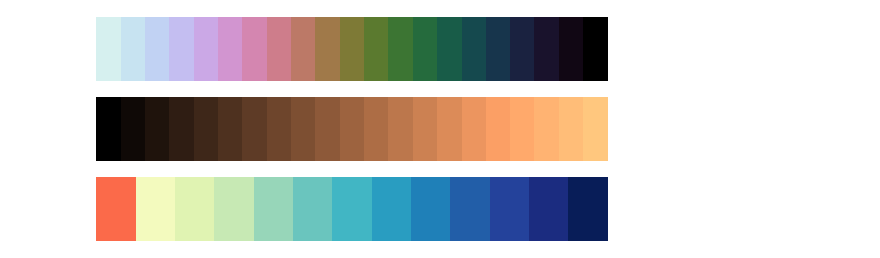
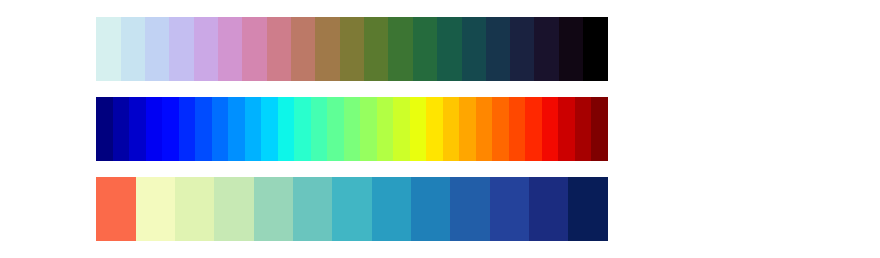
Before and after one commit to fvanoorschot/global_sr_module, a Jupyter notebook: irrigation_paper_figures.ipynb, the cells around one changed output. Drawn from its saved outputs; the diff is of its cells as text; code cells hidden in the pictures.

```diff
--- a/irrigation_paper_figures.ipynb
+++ b/irrigation_paper_figures.ipynb
@@ -158,11 +195,12 @@ cmap_ch
 # %%
 cmap_cv = cm.get_cmap('cividis_r', 19)
 cmap_wi = cm.get_cmap('winter', 21)
 cmap_cp = cm.get_cmap('copper', 21)
 cmap_vd2 = cm.get_cmap('viridis_r', 21)
-cmap_cp
+cmap_jet2 = cm.get_cmap('jet', 31)
+cmap_jet2
 # %% [output]
-[figure, old version]
+[figure, new version]
 # %%
 cmap = cm.get_cmap('YlGnBu', 13)
 color_list = [matplotlib.colors.rgb2hex(cmap(i)[:3]) for i in range(cmap.N)]
```
Also changed, not shown: parts of 74 cells of this notebook, 1 other file.
